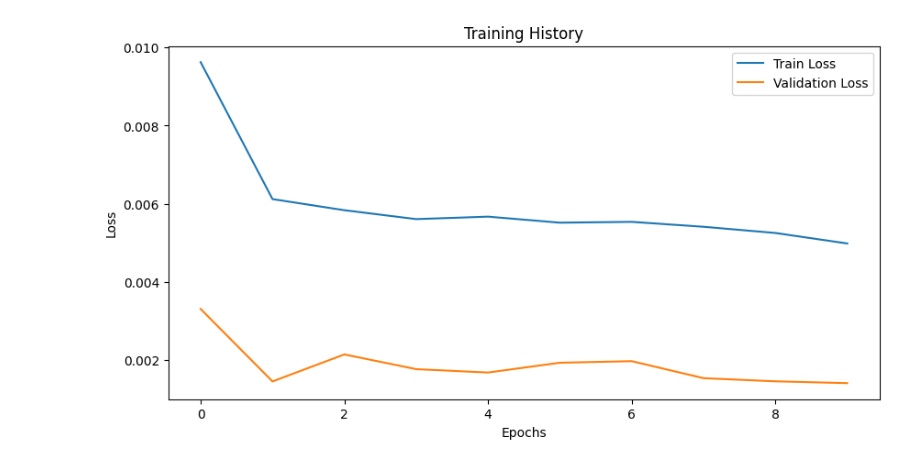
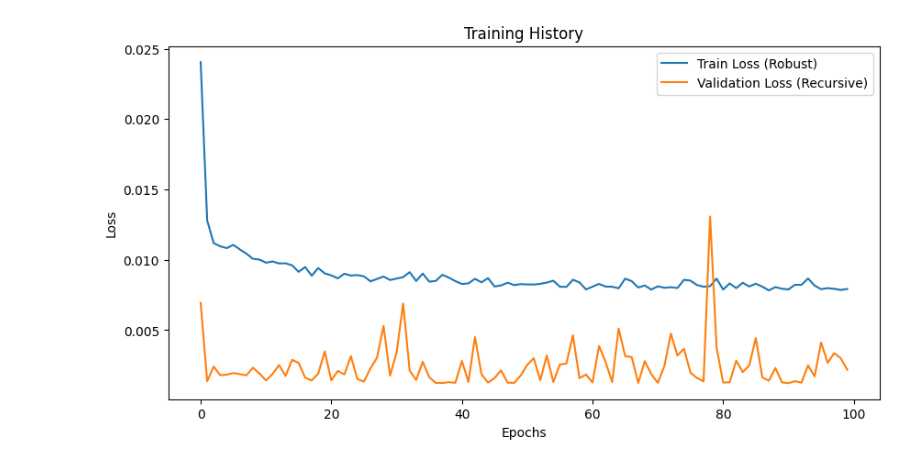
Before and after one commit to up202108724/Dissertation25-26, a Jupyter notebook: LSTM/lstm2.ipynb, the cells around one changed output. Cells and saved outputs as stored; diff of their text form; code cells hidden in the pictures.

```diff
--- a/LSTM/lstm2.ipynb
+++ b/LSTM/lstm2.ipynb
@@ -19,7 +19,7 @@ DATE_COL = 'date'
 N_FORECAST = 1
 N_LOOKBACK = 30
 N_FUTURE = 365
-EPOCHS = 10            # Reduced epochs for quicker testing
+EPOCHS = 100           # Increased epochs for better convergence
 BATCH_SIZE = 32
 LEARNING_RATE = 0.001
 DEVICE = torch.device('cuda' if torch.cuda.is_available() else 'cpu')
@@ -202,23 +145,23 @@ Train shapes: X=(470, 30, 1), Y=(470, 1)
 Val shapes:   X=(100, 30, 1), Y=(100, 1)
 Test shapes:  X=(161, 30, 1), Y=(161, 1)
 # %%
-class LSTMForecaster(nn.Module):
+class SimpleLSTM(nn.Module):
 
-    def __init__(self, input_size: int = 1, hidden_size: int = 128, num_layers: int = 2,
+    def __init__(self, input_size: int = 1, hidden_size: int = 128,
                  forecast_horizon: int = None, dropout: float = 0.2):
 
-        super(LSTMForecaster, self).__init__()
+        super(SimpleLSTM, self).__init__()
 
         self.hidden_size = hidden_size
-        self.num_layers = num_layers
+        #self.num_layers = num_layers
         self.input_size = input_size
 
         # LSTM layer
         self.lstm = nn.LSTM(
             input_size=input_size,
             hidden_size=hidden_size,
-            num_layers=num_layers,
-            dropout=dropout if num_layers > 1 else 0,
+            #num_layers=num_layers,
+            #dropout=dropout if num_layers > 1 else 0,
             batch_first=True
         )
 
@@ -232,50 +175,88 @@ class LSTMForecaster(nn.Module):
         return self.fc(last_out)
 # %%
 # Initialize model, loss, optimizer
-model = LSTMForecaster(input_size=1, hidden_size=50, num_layers=2).to(DEVICE)
+model = SimpleLSTM(input_size=1, hidden_size=64).to(DEVICE) # Ensure hidden_size matches model def
 criterion = nn.MSELoss()
-optimizer = torch.optim.Adam(model.parameters(), lr=LEARNING_RATE)
+optimizer = torch.optim.Adam(model.parameters(), lr=LEARNING_RATE, weight_decay=1e-5)
 
 # -----------------------------------------------------------------------------
-# TRAINING LOOP
+# TRAINING LOOP WITH RECURSIVE REGULARIZATION
 # -----------------------------------------------------------------------------
 train_losses = []
-val_losses = []
+val_recursive_losses = []
 
-print("Starting training...")
+print("Starting training with Recursive Regularization...")
+
 for epoch in range(EPOCHS):
     model.train()
     epoch_train_loss = 0
+
     for batch_X, batch_Y in train_loader:
+        # batch_X shape: (batch_size, lookback, 1)
+        # batch_Y shape: (batch_size, 1) -> This is the target for the *next* step
+
         optimizer.zero_grad()
+
+        # 1. Standard One-Step Prediction
+        # -----------------------------
         outputs = model(batch_X)
-        loss = criterion(outputs, batch_Y.view(-1, 1)) # batch_Y shape might be (32, 1) or (32)
+        loss_1 = criterion(outputs, batch_Y.view(-1, 1))
+
+        # 2. Recursive Step (Regularization)
+        # -----------------------------
+        # Use the prediction 'outputs' to simulate the next input step
+        # We need to construct the input for t+2 used in training
+        # This is tricky without loading t+2 data in the loader.
+        # SIMPLER APPROACH: Just add noise to input to robustify against "drift"
+
+        # Add noise to input during training to simulate recursive error
+        # Effectively "Denoising Autoencoder" style training for robustness
+        noise = torch.randn_like(batch_X) * 0.05 # Increased noise level
+        outputs_noisy = model(batch_X + noise)
+        loss_2 = criterion(outputs_noisy, batch_Y.view(-1, 1))
+
+        # Total loss
+        loss = loss_1 + loss_2
+
         loss.backward()
+        torch.nn.utils.clip_grad_norm_(model.parameters(), max_norm=1.0)
         optimizer.step()
         epoch_train_loss += loss.item()
 
     train_loss = epoch_train_loss / len(train_loader)
     train_losses.append(train_loss)
 
-    # Validation
+    # ------------------
+    # VALIDATION (Recursive)
+    # ------------------
     model.eval()
-    epoch_val_loss = 0
+    val_preds = []
+
+    current_input = train_data[-N_LOOKBACK:].reshape(1, N_LOOKBACK, 1)
+    current_input_tensor = torch.from_numpy(current_input).float().to(DEVICE)
+
+    # Check if we are flatlining by printing std dev of predictions occasionally
     with torch.no_grad():
-        for batch_X, batch_Y in val_loader:
-            outputs = model(batch_X)
-            loss = criterion(outputs, batch_Y.view(-1, 1))
-            epoch_val_loss += loss.item()
+        for i in range(n_val):
+            pred = model(current_input_tensor)
+            pred_value = pred.item()
+            val_preds.append(pred_value)
 
-    val_loss = epoch_val_loss / len(val_loader)
-    val_losses.append(val_loss)
+            next_input = torch.cat((current_input_tensor[:, 1:, :], pred.unsqueeze(1)), dim=1)
+            current_input_tensor = next_input
+
+    val_preds = np.array(val_preds)
+    val_mse = np.mean((val_preds - val_data.flatten())**2)
+    val_recursive_losses.append(val_mse)
 
     if (epoch + 1) % 10 == 0:
-        print(f'Epoch [{epoch+1}/{EPOCHS}], Train Loss: {train_loss:.4f}, Val Loss: {val_loss:.4f}')
+        val_std = np.std(val_preds)
+        print(f'Epoch [{epoch+1}/{EPOCHS}], Train Loss: {train_loss:.4f}, Val MSE: {val_mse:.4f}, Val Pred StdDev: {val_std:.4f}')
 
 # Plot training history
 plt.figure(figsize=(10, 5))
-plt.plot(train_losses, label='Train Loss')
-plt.plot(val_losses, label='Validation Loss')
+plt.plot(train_losses, label='Train Loss (Robust)')
+plt.plot(val_recursive_losses, label='Validation Loss (Recursive)')
 plt.title('Training History')
 plt.xlabel('Epochs')
 plt.ylabel('Loss')
@@ -287,3 +277,3 @@ Epoch [10/10], Train Loss: 0.0050, Val Loss: 0.0014
-[figure, old version]
+[figure, new version]
 # %%
 # -----------------------------------------------------------------------------
```
Also changed, not shown: parts of 7 cells of this notebook, 1 other file.
